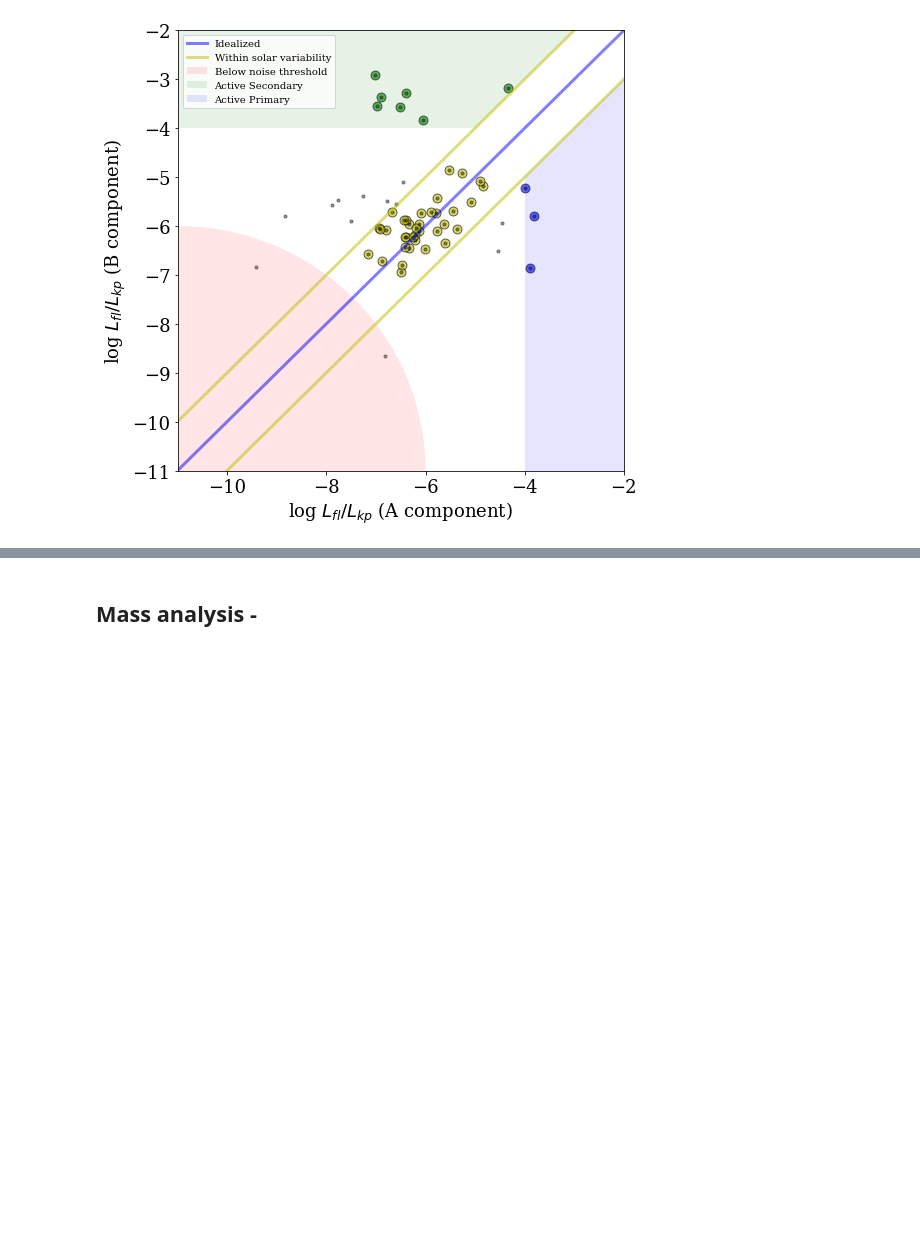
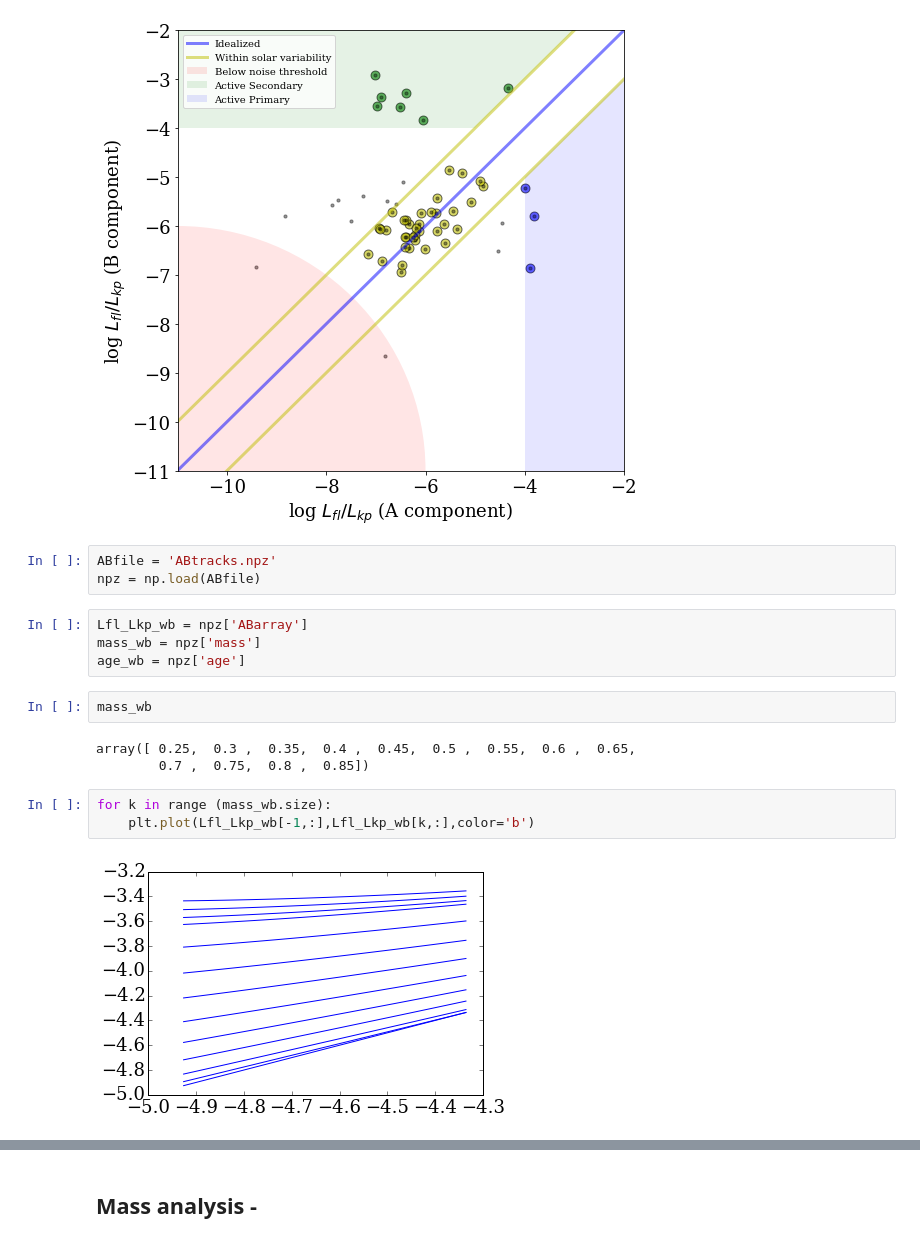
Before and after one commit to RileyWClarke/WideBinaryProject, a Jupyter notebook: WideBinaryProject.v3.ipynb, the cells around one changed output, grey strips where cells are left out. Drawn from its saved outputs; the diff is of its cells as text; blank space fills up the shorter version.

```diff
--- a/WideBinaryProject.v3.ipynb
+++ b/WideBinaryProject.v3.ipynb
@@ -286,3 +286,20 @@ plt.legend(fontsize=10, loc=2)
 plt.savefig('AB_v4.png',dpi=600)
 # %% [output]
 [figure]
+# %%
+ABfile = 'ABtracks.npz'
+npz = np.load(ABfile)
+# %%
+Lfl_Lkp_wb = npz['ABarray']
+mass_wb = npz['mass']
+age_wb = npz['age']
+# %%
+mass_wb
+# %% [output]
+array([ 0.25,  0.3 ,  0.35,  0.4 ,  0.45,  0.5 ,  0.55,  0.6 ,  0.65,
+        0.7 ,  0.75,  0.8 ,  0.85])
+# %%
+for k in range (mass_wb.size):
+    plt.plot(Lfl_Lkp_wb[-1,:],Lfl_Lkp_wb[k,:],color='b')
+# %% [output]
+[figure, added]
```
Also changed, not shown: parts of 8 cells of this notebook.
